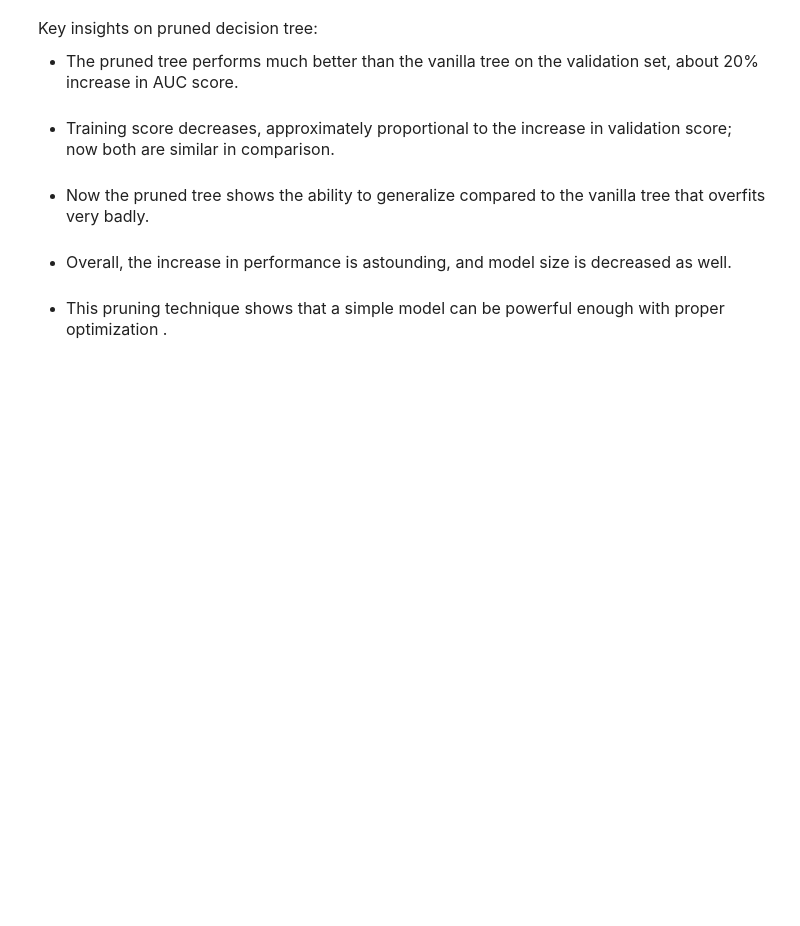
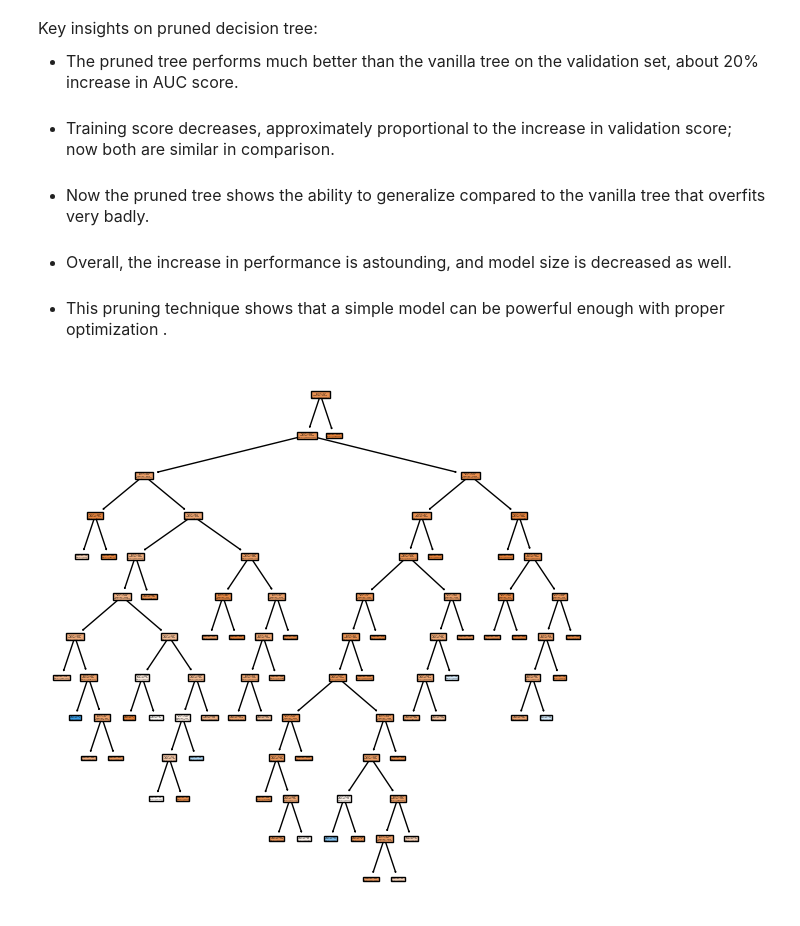
Before and after one commit to Mkho-cs/Loan-Repayment-EDA-Predictive, a Jupyter notebook: notebooks/modelling.ipynb, the cells around one changed output. Cells and saved outputs as stored; diff of their text form; code cells hidden in the pictures; blank space fills up the shorter version.

Commit message:
Added tree plotting and pruned bagging

```diff
--- a/notebooks/modelling.ipynb
+++ b/notebooks/modelling.ipynb
@@ -262,11 +262,11 @@ Number of ccp alphas (same as number of subtrees): 1140
 - <font size='3'> Using the first few indices doesn't prune the tree that much, so its not viable either.</font><br><br>
 - <font size='3'> Hence, lets use an alpha thats in the middle or close to the end of the list (i.e. index -1).</font>
 # %%
-alpha = ccp_a[1100] # An alpha that prunes most of the tree
+alpha = ccp_a[1115] # An alpha that prunes most of the tree
 pruned_dt = DecisionTreeClassifier(ccp_alpha=alpha, random_state=12345)
 pruned_dt.fit(x_train, y_train)
 train_roc_auc, val_roc_auc = mod.evaluate_roc_auc(pruned_dt, train, val)
-print("CCP alpha:", alpha)
+print("Node count:", pruned_dt.tree_.node_count)
 print("Training score:", train_roc_auc)
 print("Validation score: ", val_roc_auc)
 mod.plot_roc(pruned_dt, val, "Pruned Decision Tree")
@@ -283,6 +283,13 @@ Validation score:  0.7689204920596309
 - <font size='3'> Now the pruned tree shows the ability to generalize compared to the vanilla tree that overfits very badly.</font><br><br>
 - <font size='3'> Overall, the increase in performance is astounding, and model size is decreased as well.</font><br><br>
 - <font size='3'> This pruning technique shows that a simple model can be powerful enough with proper optimization .</font><br><br>
+# %%
+from sklearn.tree import plot_tree
+fig, axes = plt.subplots(nrows = 1,ncols = 1,figsize = (5,5), dpi=100)
+plot_tree(pruned_dt, filled=True, ax=axes)
+plt.show()
+# %% [output]
+[figure, added]
 # %%
 # Save the pruned tree
 # dump(pruned_dt, open(os.path.join(stratified_70_30_path, 'pruned_dt.pkl'), 'wb'))
```
Also changed, not shown: parts of 8 cells of this notebook.
